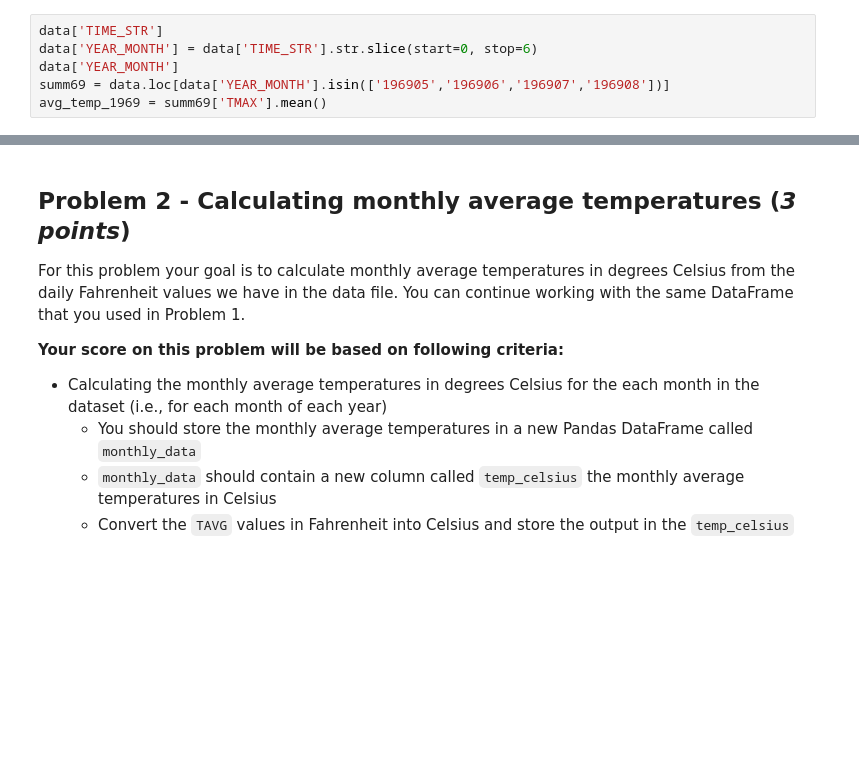
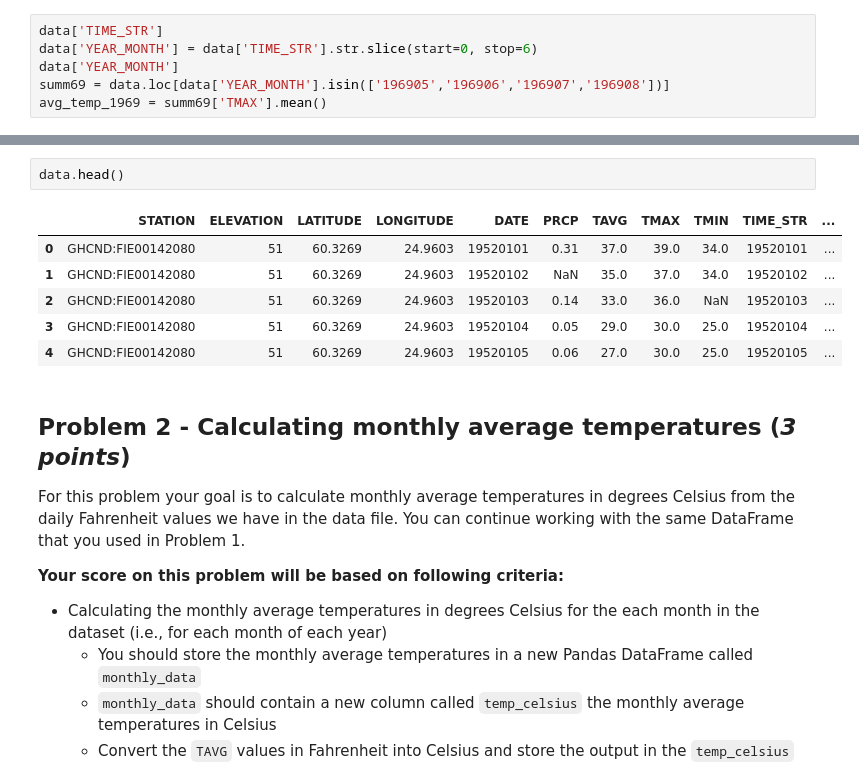
Before and after one commit to arr678/Hels-Exercise-6, a Jupyter notebook: Exercise-6-problems-1-3.ipynb, the cells around one changed output, grey strips where cells are left out. Cells and saved outputs as stored; diff of their text form; blank space fills up the shorter version.

```diff
--- a/Exercise-6-problems-1-3.ipynb
+++ b/Exercise-6-problems-1-3.ipynb
@@ -145,3 +147,12 @@ print('Average temperature (F) for the Summer of 69:', round(avg_temp_1969, 2))
+# %%
+data.head()
+# %% [output]
+|  | STATION | ELEVATION | LATITUDE | LONGITUDE | DATE | PRCP | TAVG | TMAX | TMIN | TIME_STR | ... |
+| 0 | GHCND:FIE00142080 | 51 | 60.3269 | 24.9603 | 19520101 | 0.31 | 37.0 | 39.0 | 34.0 | 19520101 | ... |
+| 1 | GHCND:FIE00142080 | 51 | 60.3269 | 24.9603 | 19520102 | NaN | 35.0 | 37.0 | 34.0 | 19520102 | ... |
+| 2 | GHCND:FIE00142080 | 51 | 60.3269 | 24.9603 | 19520103 | 0.14 | 33.0 | 36.0 | NaN | 19520103 | ... |
+| 3 | GHCND:FIE00142080 | 51 | 60.3269 | 24.9603 | 19520104 | 0.05 | 29.0 | 30.0 | 25.0 | 19520104 | ... |
+| 4 | GHCND:FIE00142080 | 51 | 60.3269 | 24.9603 | 19520105 | 0.06 | 27.0 | 30.0 | 25.0 | 19520105 | ... |
 # %% [markdown]
 ## Problem 2 - Calculating monthly average temperatures (*3 points*)
 
```
Also changed, not shown: parts of 8 cells of this notebook.
